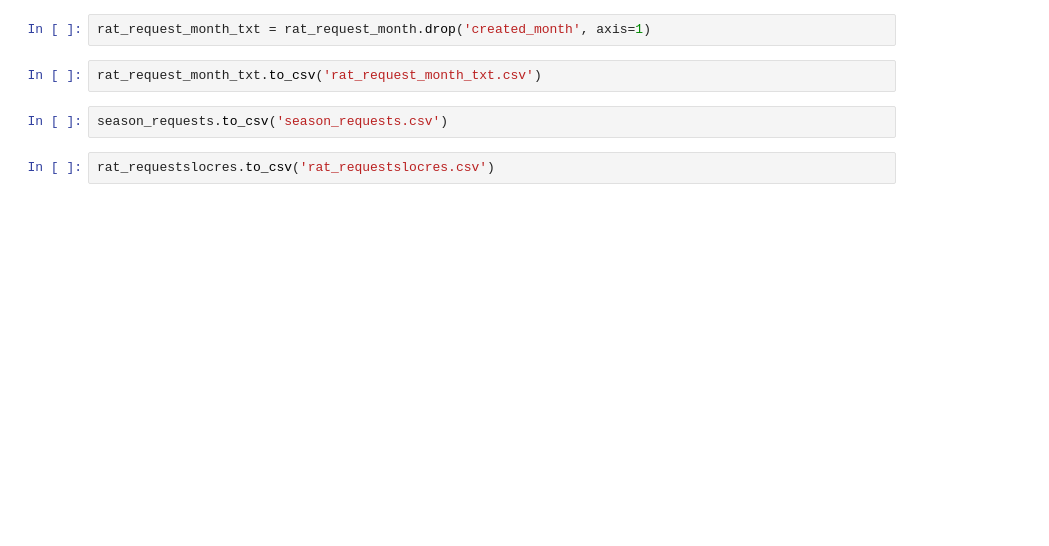
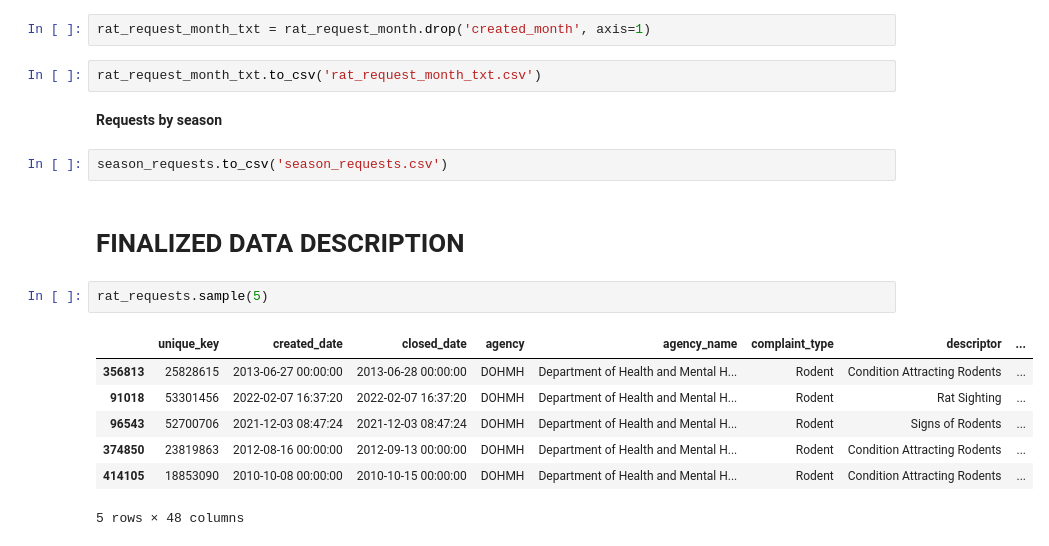
Before and after one commit to jenerenberg/Group3-Rats, a Jupyter notebook: final_analysis.ipynb, the cells around one changed output. Cells and saved outputs as stored; diff of their text form; blank space fills up the shorter version.

```diff
--- a/final_analysis.ipynb
+++ b/final_analysis.ipynb
@@ -442,7 +474,19 @@ rat_request_month.head()
 rat_request_month_txt = rat_request_month.drop('created_month', axis=1)
 # %%
 rat_request_month_txt.to_csv('rat_request_month_txt.csv')
+# %% [markdown]
+**Requests by season**
 # %%
 season_requests.to_csv('season_requests.csv')
-# %%
-rat_requestslocres.to_csv('rat_requestslocres.csv')
+# %% [markdown]
+# **FINALIZED DATA DESCRIPTION**
+# %%
+rat_requests.sample(5)
+# %% [output]
+|  | unique_key | created_date | closed_date | agency | agency_name | complaint_type | descriptor | ... |
+| 356813 | 25828615 | 2013-06-27 00:00:00 | 2013-06-28 00:00:00 | DOHMH | Department of Health and Mental H... | Rodent | Condition Attracting Rodents | ... |
+| 91018 | 53301456 | 2022-02-07 16:37:20 | 2022-02-07 16:37:20 | DOHMH | Department of Health and Mental H... | Rodent | Rat Sighting | ... |
+| 96543 | 52700706 | 2021-12-03 08:47:24 | 2021-12-03 08:47:24 | DOHMH | Department of Health and Mental H... | Rodent | Signs of Rodents | ... |
+| 374850 | 23819863 | 2012-08-16 00:00:00 | 2012-09-13 00:00:00 | DOHMH | Department of Health and Mental H... | Rodent | Condition Attracting Rodents | ... |
+| 414105 | 18853090 | 2010-10-08 00:00:00 | 2010-10-15 00:00:00 | DOHMH | Department of Health and Mental H... | Rodent | Condition Attracting Rodents | ... |
+5 rows × 48 columns
```
Also changed, not shown: parts of 50 cells of this notebook, 1 other file.
